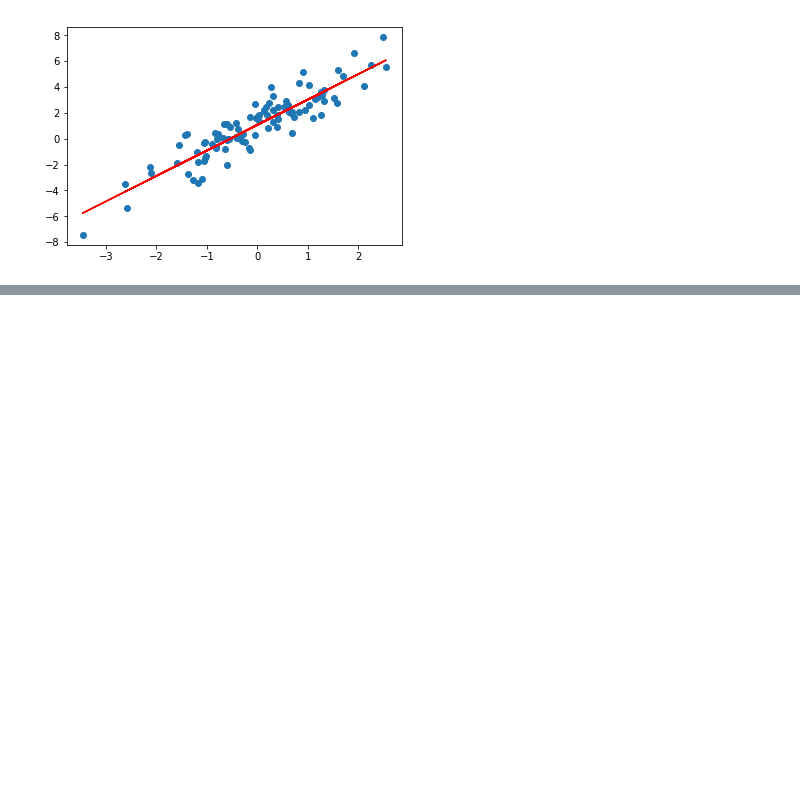
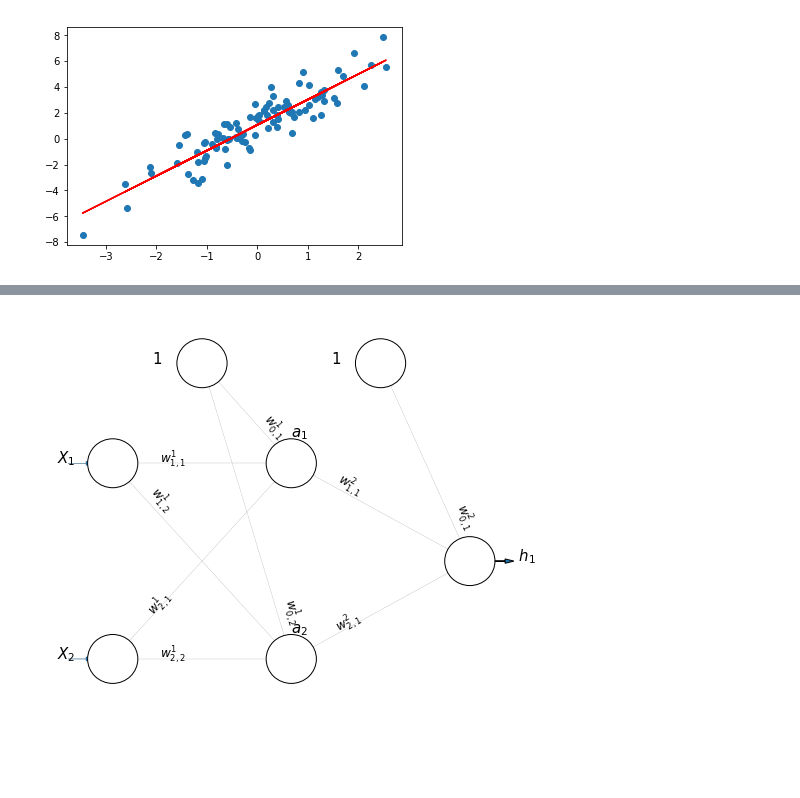
Before and after one commit to franmassa/lab-ml-itba-regresion-logistica-Keras, a Jupyter notebook: 05-Loss-Activation-Change.ipynb, the cells around one changed output, grey strips where cells are left out. Drawn from its saved outputs; the diff is of its cells as text; code cells hidden in the pictures; blank space fills up the shorter version.

```diff
--- a/05-Loss-Activation-Change.ipynb
+++ b/05-Loss-Activation-Change.ipynb
@@ -144,0 +153,14 @@ plt.show()
+# %%
+fig, ax = plt.subplots(1,1,figsize=(8, 8))
+biases = [['$w_{0,1}^1$',  '$w_{0,2}^1$'],
+          ['$w_{0,1}^2$']]
+capa_1 = [[ '$w_{1,1}^1$', '$w_{1,2}^1$'],
+          [ '$w_{2,1}^1$', '$w_{2,2}^1$']]
+capa_2 = [['$w_{1,1}^2$'],
+          ['$w_{2,1}^2$'],
+          ['$w_{3,1}^2$']]
+weights = [np.array(capa_1),np.array(capa_2)]
+draw_neural_net(ax, 0.1, 0.9, 0, 0.9, [2,2,1], weights, biases)
+plt.show()
+# %% [output]
+[figure, added]
```
Also changed, not shown: parts of 8 cells of this notebook.
